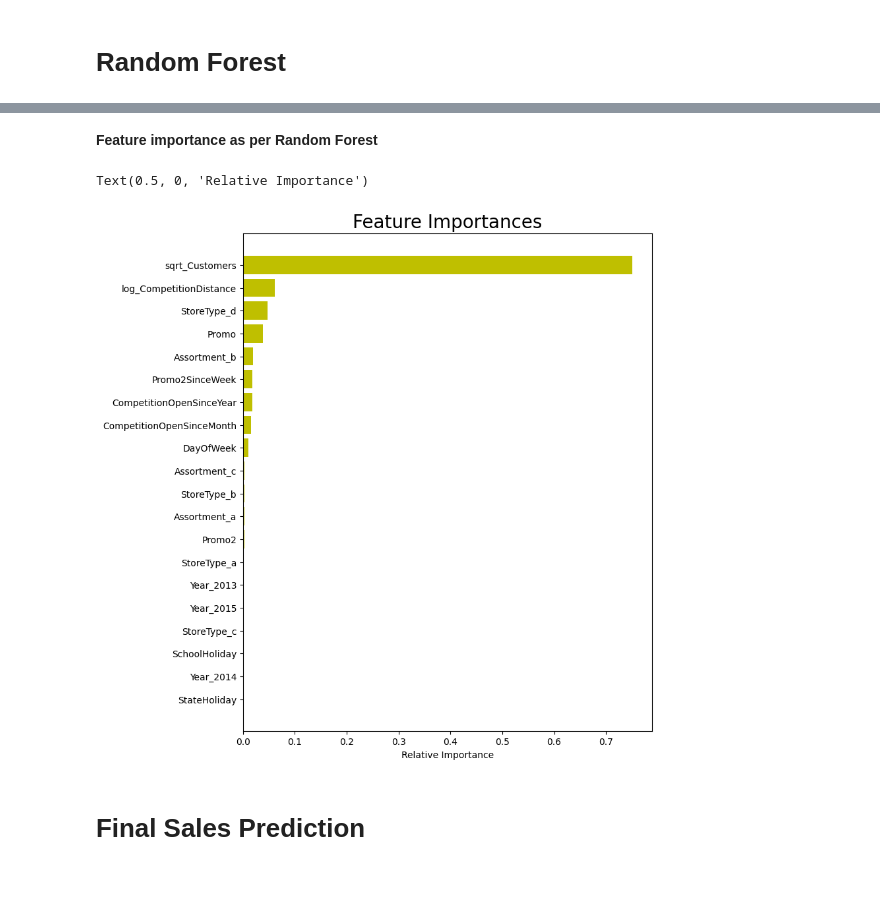
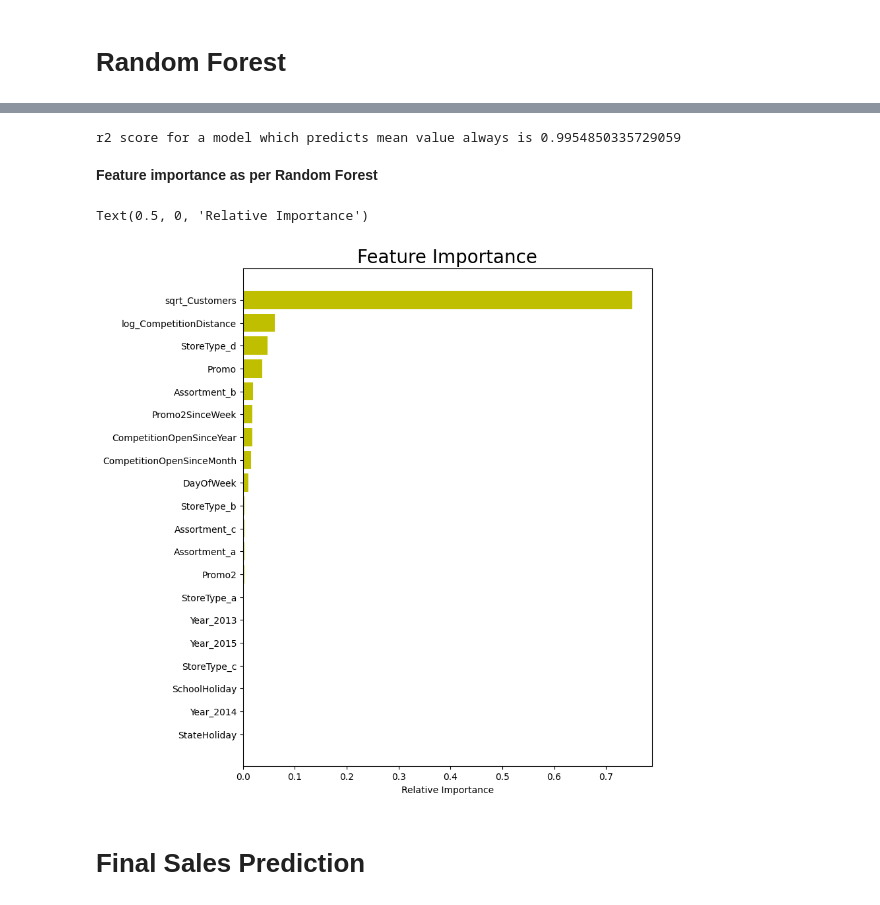
Before and after one commit to saumyadash9/Saumya-Dash-Rossmann-Sales-Prediction---Capstone-Project.ipynb, a Jupyter notebook: Saumya_Dash_Rossmann_Sales_Prediction_Capstone_Project.ipynb, the cells around one changed output, grey strips where cells are left out. Saved outputs shown, nothing was run; the diff lists cells and outputs as text; code cells hidden in the pictures.

```diff
--- a/Saumya_Dash_Rossmann_Sales_Prediction_Capstone_Project.ipynb
+++ b/Saumya_Dash_Rossmann_Sales_Prediction_Capstone_Project.ipynb
@@ -900,2 +873,23 @@ Testing MAPE : 6.264130235846424
 # %% [markdown]
 # **LASSO - LARS Regression**
+# %%
+from sklearn.model_selection import GridSearchCV
+from sklearn.linear_model import Lasso
+
+lasso = Lasso()
+parameters = {'alpha': [1e-55,1e-40,1e-30,1e-22,1e-20,1e-15,1e-5,1e-1,1,2]}
+lasso_regressor = GridSearchCV(lasso, parameters, scoring='neg_mean_squared_error', cv=3)
+lasso_regressor.fit(x_train1, y_train)
+
+print("The best fit alpha value is found out to be :" ,lasso_regressor.best_params_)
+print("\n\nUsing ",lasso_regressor.best_params_, " the negative mean squared error is: ", lasso_regressor.best_score_)
+
+
+y_predicted = lasso_regressor.predict(x_train1)
+y_test_predicted = lasso_regressor.predict(x_test1)
+
+print("Training RMSE", ":", rmse(y_train, y_predicted),
+      "\nTesting RMSE", ":", rmse(y_test, y_test_predicted))
+print("\n")
+print("Training MAPE", ":", mape(y_train, y_predicted),
+      "\nTesting MAPE", ":", mape(y_test, y_test_predicted))
@@ -1048,17 +1050,22 @@ Testing MAPE : 2.6311020399540146
+# %%
+r2 = r2_score( y_train, y_predicted)
+print('r2 score for a model which predicts mean value always is', r2)
+# %% [output]
+r2 score for a model which predicts mean value always is 0.9954850335729059
 # %% [markdown]
 **Feature importance as per Random Forest**
 # %%
 features = x_train.columns
 importances = rdfreg.feature_importances_
 indices = np.argsort(importances)
 plt.figure(figsize=(8,10))
-plt.title('Feature Importances', fontsize=20)
+plt.title('Feature Importance', fontsize=20)
 plt.barh(range(len(indices)), importances[indices], color='y', align='center')
 plt.yticks(range(len(indices)), features[indices])
 plt.xlabel('Relative Importance')
 # %% [output]
 Text(0.5, 0, 'Relative Importance')
-[figure, old version]
+[figure, new version]
 # %% [markdown]
 # **Final Sales Prediction**
 # %%
```
Also changed, not shown: parts of 29 cells of this notebook.
